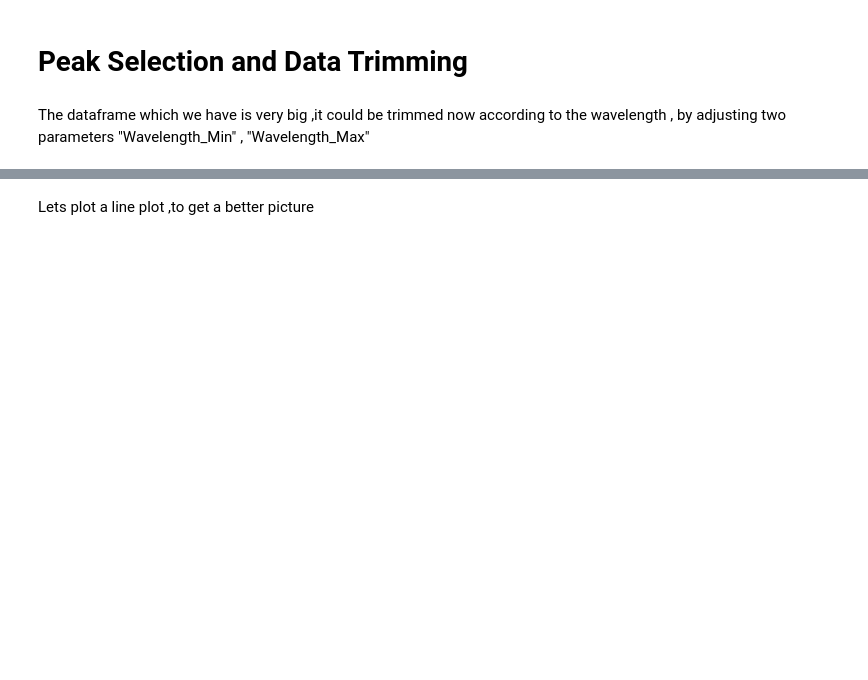
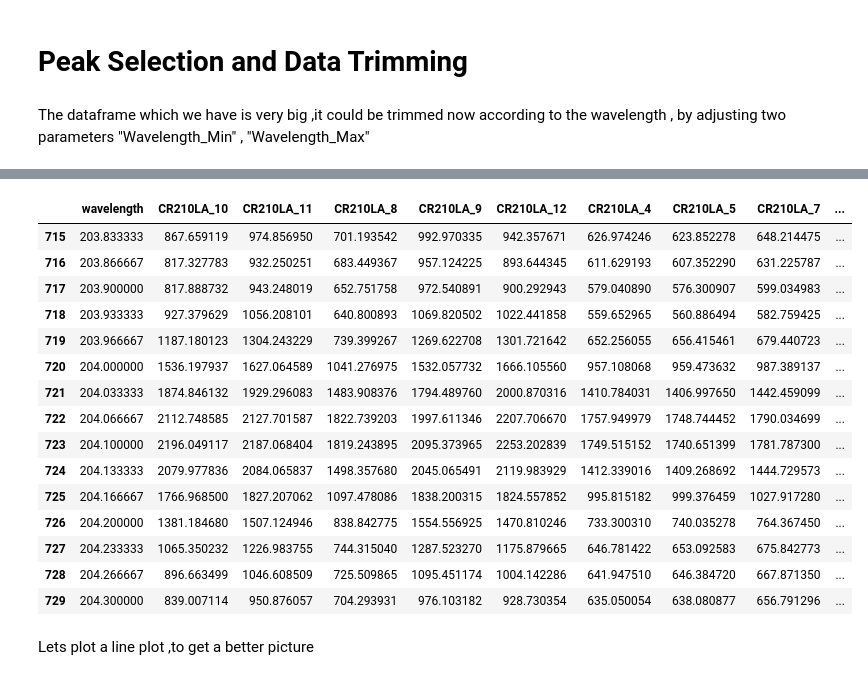
Before and after one commit to rahulrpatil3005/Handheld_LIBS, a Jupyter notebook: TUT6_UnivariateAnalysis_HandheldLIBS/UnivariateCalibration_hLIBS.ipynb, the cells around one changed output, grey strips where cells are left out. Cells and saved outputs as stored; diff of their text form; code cells hidden in the pictures; blank space fills up the shorter version.

```diff
--- a/TUT6_UnivariateAnalysis_HandheldLIBS/UnivariateCalibration_hLIBS.ipynb
+++ b/TUT6_UnivariateAnalysis_HandheldLIBS/UnivariateCalibration_hLIBS.ipynb
@@ -125,3 +164,31 @@ CR210LA_Select_df
+# %%
+CR210LA_Select_Raw_df = CR210LA_Raw_df[(CR210LA_Raw_df['wavelength'] >= Wavelength_Min) & (CR210LA_Raw_df['wavelength'] <= Wavelength_Max)]
+CR240LA_Select_Raw_df = CR240LA_Raw_df[(CR240LA_Raw_df['wavelength'] >= Wavelength_Min) & (CR240LA_Raw_df['wavelength'] <= Wavelength_Max)]
+CR300LA_Select_Raw_df = CR300LA_Raw_df[(CR300LA_Raw_df['wavelength'] >= Wavelength_Min) & (CR300LA_Raw_df['wavelength'] <= Wavelength_Max)]
+CR440Y_Select_Raw_df = CR440Y_Raw_df[(CR440Y_Raw_df['wavelength'] >= Wavelength_Min) & (CR440Y_Raw_df['wavelength'] <= Wavelength_Max)]
+CR570CP_Select_Raw_df = CR570CP_Raw_df[(CR570CP_Raw_df['wavelength'] >= Wavelength_Min) & (CR570CP_Raw_df['wavelength'] <= Wavelength_Max)]
+CR700Y_Select_Raw_df = CR700Y_Raw_df[(CR700Y_Raw_df['wavelength'] >= Wavelength_Min) & (CR700Y_Raw_df['wavelength'] <= Wavelength_Max)]
+HR660Y_Select_Raw_df = HR660Y_Raw_df[(HR660Y_Raw_df['wavelength'] >= Wavelength_Min) & (HR660Y_Raw_df['wavelength'] <= Wavelength_Max)]
+CR1000Y_Select_Raw_df = CR1000Y_Raw_df[(CR1000Y_Raw_df['wavelength'] >= Wavelength_Min) & (CR1000Y_Raw_df['wavelength'] <= Wavelength_Max)]
+
+CR210LA_Select_Raw_df
+# %% [output]
+|  | wavelength | CR210LA_10 | CR210LA_11 | CR210LA_8 | CR210LA_9 | CR210LA_12 | CR210LA_4 | CR210LA_5 | CR210LA_7 | ... |
+| 715 | 203.833333 | 867.659119 | 974.856950 | 701.193542 | 992.970335 | 942.357671 | 626.974246 | 623.852278 | 648.214475 | ... |
+| 716 | 203.866667 | 817.327783 | 932.250251 | 683.449367 | 957.124225 | 893.644345 | 611.629193 | 607.352290 | 631.225787 | ... |
+| 717 | 203.900000 | 817.888732 | 943.248019 | 652.751758 | 972.540891 | 900.292943 | 579.040890 | 576.300907 | 599.034983 | ... |
+| 718 | 203.933333 | 927.379629 | 1056.208101 | 640.800893 | 1069.820502 | 1022.441858 | 559.652965 | 560.886494 | 582.759425 | ... |
+| 719 | 203.966667 | 1187.180123 | 1304.243229 | 739.399267 | 1269.622708 | 1301.721642 | 652.256055 | 656.415461 | 679.440723 | ... |
+| 720 | 204.000000 | 1536.197937 | 1627.064589 | 1041.276975 | 1532.057732 | 1666.105560 | 957.108068 | 959.473632 | 987.389137 | ... |
+| 721 | 204.033333 | 1874.846132 | 1929.296083 | 1483.908376 | 1794.489760 | 2000.870316 | 1410.784031 | 1406.997650 | 1442.459099 | ... |
+| 722 | 204.066667 | 2112.748585 | 2127.701587 | 1822.739203 | 1997.611346 | 2207.706670 | 1757.949979 | 1748.744452 | 1790.034699 | ... |
+| 723 | 204.100000 | 2196.049117 | 2187.068404 | 1819.243895 | 2095.373965 | 2253.202839 | 1749.515152 | 1740.651399 | 1781.787300 | ... |
+| 724 | 204.133333 | 2079.977836 | 2084.065837 | 1498.357680 | 2045.065491 | 2119.983929 | 1412.339016 | 1409.268692 | 1444.729573 | ... |
+| 725 | 204.166667 | 1766.968500 | 1827.207062 | 1097.478086 | 1838.200315 | 1824.557852 | 995.815182 | 999.376459 | 1027.917280 | ... |
+| 726 | 204.200000 | 1381.184680 | 1507.124946 | 838.842775 | 1554.556925 | 1470.810246 | 733.300310 | 740.035278 | 764.367450 | ... |
+| 727 | 204.233333 | 1065.350232 | 1226.983755 | 744.315040 | 1287.523270 | 1175.879665 | 646.781422 | 653.092583 | 675.842773 | ... |
+| 728 | 204.266667 | 896.663499 | 1046.608509 | 725.509865 | 1095.451174 | 1004.142286 | 641.947510 | 646.384720 | 667.871350 | ... |
+| 729 | 204.300000 | 839.007114 | 950.876057 | 704.293931 | 976.103182 | 928.730354 | 635.050054 | 638.080877 | 656.791296 | ... |
 # %% [markdown]
 Lets plot a line plot ,to get a better picture
 # %%
```
Also changed, not shown: parts of 15 cells of this notebook, 4 other files.
